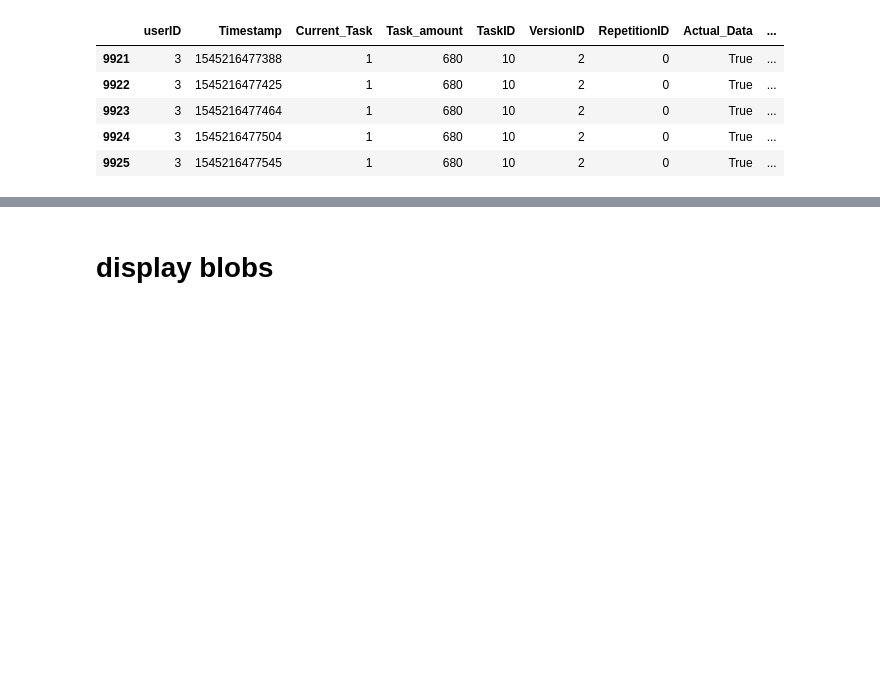
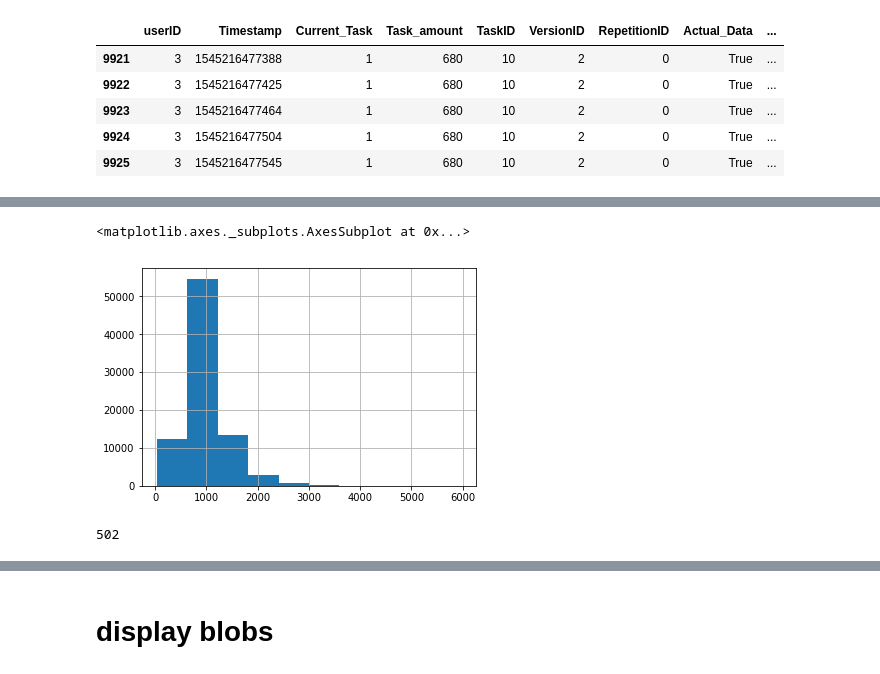
Before and after one commit to robsch94/FaPraKnuckleInput, a Jupyter notebook: Jupyter/Step_2_PreprocessData.ipynb, the cells around one changed output, grey strips where cells are left out. Cells and saved outputs as stored; diff of their text form; code cells hidden in the pictures; blank space fills up the shorter version.

```diff
--- a/Jupyter/Step_2_PreprocessData.ipynb
+++ b/Jupyter/Step_2_PreprocessData.ipynb
@@ -129,0 +164,10 @@ Wall time: 20 s
+# %%
+df_filtered["BlobCount"] = [a[0] for a in temp_blobs]
+df_filtered["BlobImages"] = [a[1] for a in temp_blobs]
+df_filtered["BlobW"] = [a[2] for a in temp_blobs]
+df_filtered["BlobH"] = [a[3] for a in temp_blobs]
+df_filtered["BlobArea"] = df_filtered["BlobW"]* df_filtered["BlobH"]
+# %%
+print(len(df_filtered[df_filtered.BlobCount > 0]))
+df = df_filtered[df_filtered.BlobCount > 0].copy(deep=True)
+print(len(df_filtered))
@@ -129,0 +189,15 @@ Wall time: 20 s
+# %%
+df.BlobImages = df.BlobImages.apply(lambda x: x[0][0])
+# %%
+df["BlobSum"] = df.BlobImages.apply(lambda x: np.sum(x))
+# %%
+df.BlobSum.hist()
+# %% [output]
+<matplotlib.axes._subplots.AxesSubplot at 0x...>
+[figure, added]
+# %%
+#Small / Blobs where the pixels are only a "little" hit
+dfX = df[df.BlobSum <= 255]
+len(dfX)
+# %% [output]
+502
```
Also changed, not shown: parts of 22 cells of this notebook, 11 other files.
